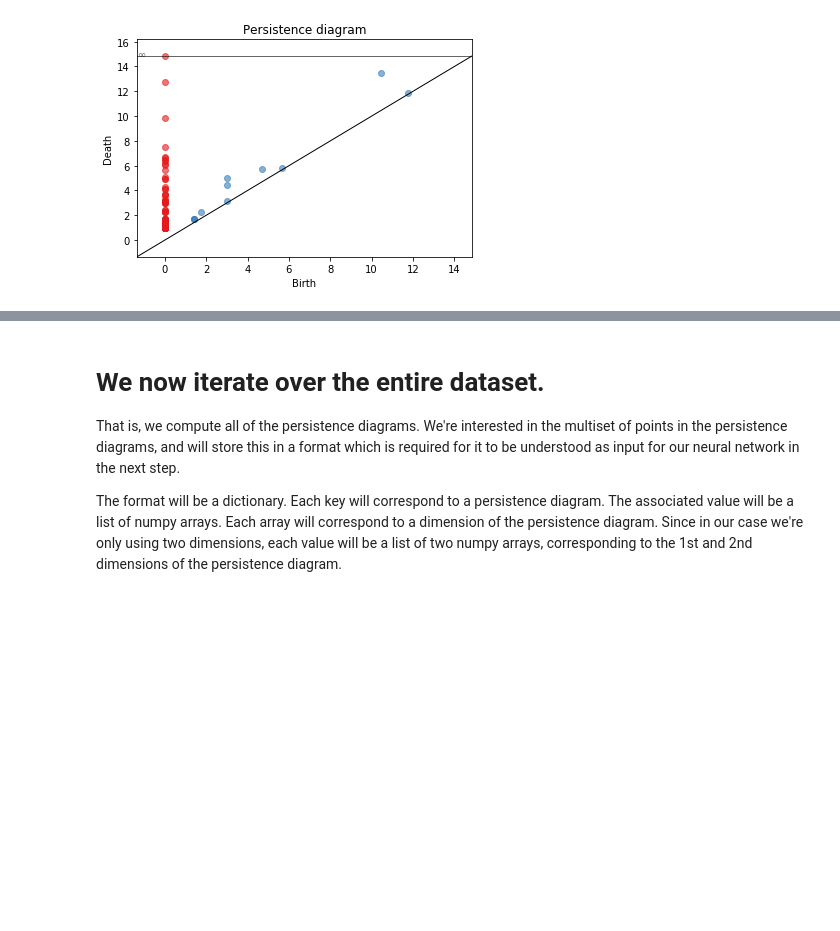
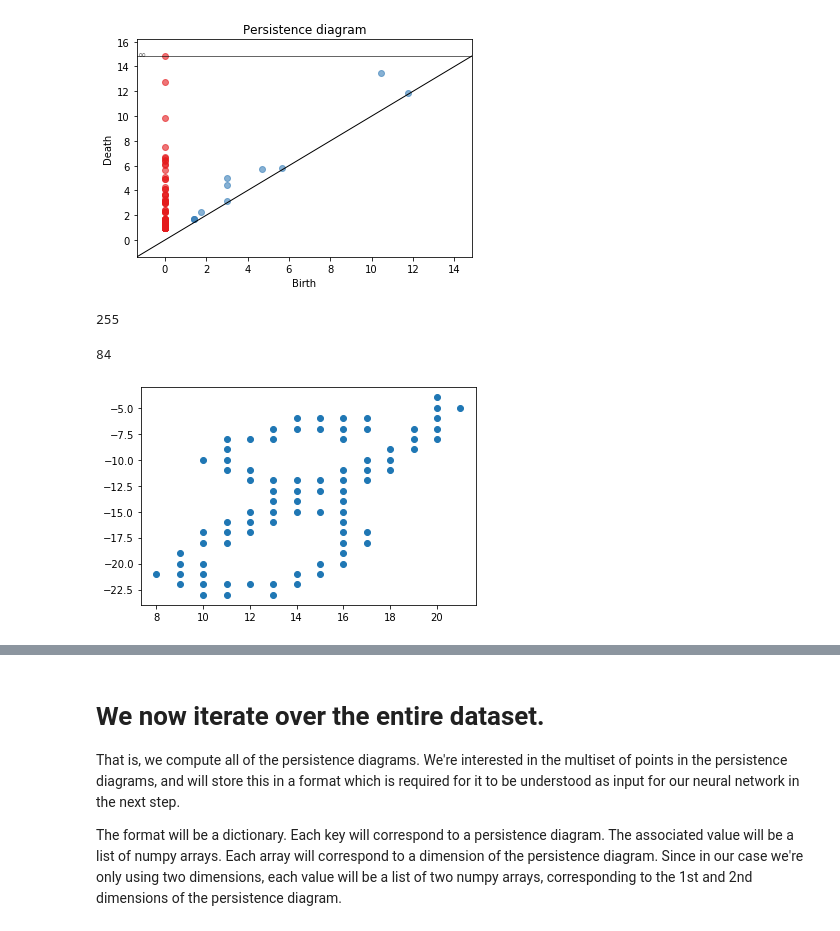
Before and after one commit to ltrujello/persistence_homology_of_MNIST, a Jupyter notebook: mnist_surfaces.ipynb, the cells around one changed output, grey strips where cells are left out. Drawn from its saved outputs; the diff is of its cells as text; code cells hidden in the pictures; blank space fills up the shorter version.

```diff
--- a/mnist_surfaces.ipynb
+++ b/mnist_surfaces.ipynb
@@ -227,3 +241,8 @@ jpgimg.show()
 diag = mnist_plot_and_pers_diargam(image, 200, show3Dplot = False, plotPers = True)
 # %% [output]
 [figure]
+# %%
+image = train_images[41]
+image.max()
+# %% [output]
+255
@@ -229,0 +294,11 @@ diag = mnist_plot_and_pers_diargam(image, 200, show3Dplot = False, plotPers = Tr
+# %%
+image = train_images[41]
+x, y = max_pixel(image)
+
+jpgimg = Image.fromarray(image) #uncomment to see image.
+jpgimg.show()
+
+len(x)
+# %% [output]
+84
+[figure, added]
```
Also changed, not shown: parts of 12 cells of this notebook.
